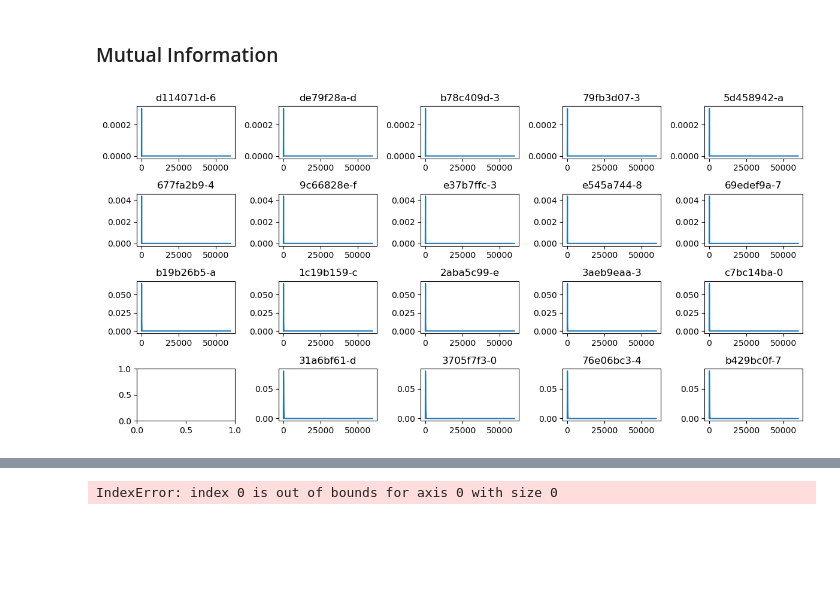
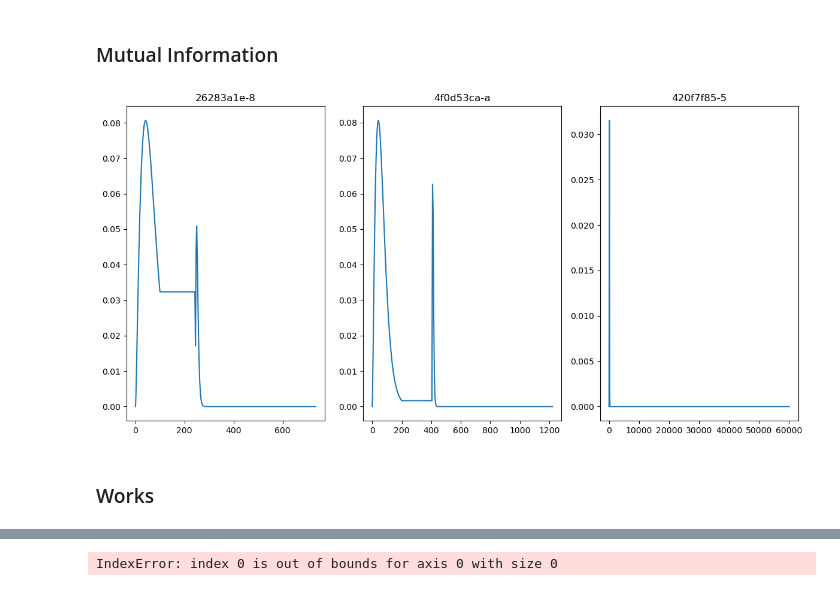
Before and after one commit to fedesss98/phaseonium-thermodynamics, a Jupyter notebook: julia/11-compare-simulations.ipynb, the cells around one changed output, grey strips where cells are left out. Drawn from its saved outputs; the diff is of its cells as text; code cells hidden in the pictures; blank space fills up the shorter version.

```diff
--- a/julia/11-compare-simulations.ipynb
+++ b/julia/11-compare-simulations.ipynb
@@ -434,7 +435,7 @@ def extract_simulation_data(file, plots=False):
         evolution_history["S2"]["Heat"].append(alicki_heat2)
 
         rho_previous, rho1_previous, rho2_previous = rho, s1, s2
-        l1_previous = l2_previous = l1, l2
+        l1_previous, l2_previous = l1, l2
         h_previous, h1_previous, h2_previous = h, h1, h2
 
     with gzip.open(file / "evolution_history.pkl.gz", "wb") as zipfile:
@@ -446,18 +447,20 @@ def extract_simulation_data(file, plots=False):
         plot_evolution("Mutual Information", evolution_history, sampling_times, stroke_times, show=False, filepath=file)
         plot_evolution("Alicki's Work", evolution_history, sampling_times, stroke_times, show=False, filepath=file)
         plot_evolution("Heat", evolution_history, sampling_times, stroke_times, show=False, filepath=file)
+# %%
+ledger_filtered = ledger.loc[(ledger[("cavity1", "compressing_force")] == 2.0) & (ledger[("cavity2", "compressing_force")] == 2.0)]
 # %%
-simulation_folders = [ROOT / f"simulation_{n}" for n in ledger.index]
+simulation_folders = [ROOT / f"simulation_{n}" for n in ledger_filtered.index]
 good_simulations = []
 for f in simulation_folders:
     if not f.is_dir() or not (f / "cascade_evolution_1cycle.npz").exists():
         # Go to the next filename
-        ledger.loc[f.name.replace("simulation_", "")]["Error"] = 1
+        ledger.loc[f.name.replace("simulation_", ""), "Error"] = 1
         continue
     else:
-        ledger.loc[f.name.replace("simulation_", "")]["Error"] = 0
+        ledger.loc[f.name.replace("simulation_", ""), "Error"] = 0
 
-    if REGENERATE and not (f / "evolution_history.pkl.gz").exists():
+    if REGENERATE:
         print(f"Extracting from {f.name}")
         try:
             extract_simulation_data(f, plots=True)
@@ -657,0 +711,12 @@ for i in range(Y.shape[0]):
+# %%
+filtered_df = filter_df(df_simulations,
+                        [("cavity1", "compressing_force"), 2.0],
+                        [("cavity2", "compressing_force"), 2.0],
+                        [("phaseonium", "phi_hot"), 1.18],
+                        [("phaseonium", "phi_cold"), 40.0],
+                        )
+pivot_table, names_table = make_pivot_table(filtered_df, "phaseonium_phi_hot", "stroke_time_isochore", f"gain")
+fig, _ = plot_efficiency_scores(pivot_table, precision=10, xlabel="Stroke Time", ylabel="Hot Phaseonium Phase (units of $\\pi$)")
+
+fig.savefig(ROOT.parent / "img/efficiency_scores_thermalization.png")
+fig.savefig(ROOT.parent / "img/efficiency_scores_thermalization.pdf")
@@ -658,22 +725,27 @@ for i in range(Y.shape[0]):
 # %% [markdown]
 ### Mutual Information
 # %%
-figures_layout = pivot_table = filtered_df.pivot_table(
-    index="phaseonium_phi_hot", columns="phaseonium_phi_cold", values="meta_name", aggfunc=lambda x: ', '.join(x)).fillna("")
+figures_layout = filtered_df.pivot_table(
+    index="phaseonium_phi_hot", columns="stroke_time_isochore", values="meta_name", aggfunc=lambda x: ', '.join(x)).fillna("")
 fig, axs = plt.subplots(*figures_layout.shape, figsize=(12, 6), layout='tight')
+if isinstance(axs, np.ndarray):
+    axs = axs.flatten()
 
 for i, row in enumerate(figures_layout.index):
     for j, col in enumerate(figures_layout.columns):
         f = ROOT / f"simulation_{figures_layout.iloc[i, j]}"
         if not f.exists():
+            print(f"Cannot open {f}")
             continue
 
         with gzip.open(f / "evolution_history.pkl.gz", "rb") as zipfile:
             mutinf = pickle.load(zipfile)["S"]["Mutual Information"]
         timesteps = np.load(f / "cascade_evolution_1cycle.npz").files
 
         ndims, alpha, surfaces, forces, sampling_times, stroke_times = read_configuration(f, timesteps)
-
-        plot_observable(sampling_times, mutinf, stroke_times, ax=axs[i, j], title=figures_layout.iloc[i, j], grid=True)
+        current_ax = i * len(figures_layout.columns) + j
+        plot_observable(sampling_times, mutinf, stroke_times, ax=axs[current_ax], title=figures_layout.iloc[i, j], grid=True)
 # %% [output]
-[figure, old version]
+[figure, new version]
+# %% [markdown]
+### Works
```
Also changed, not shown: parts of 20 cells of this notebook, 1 other file.
